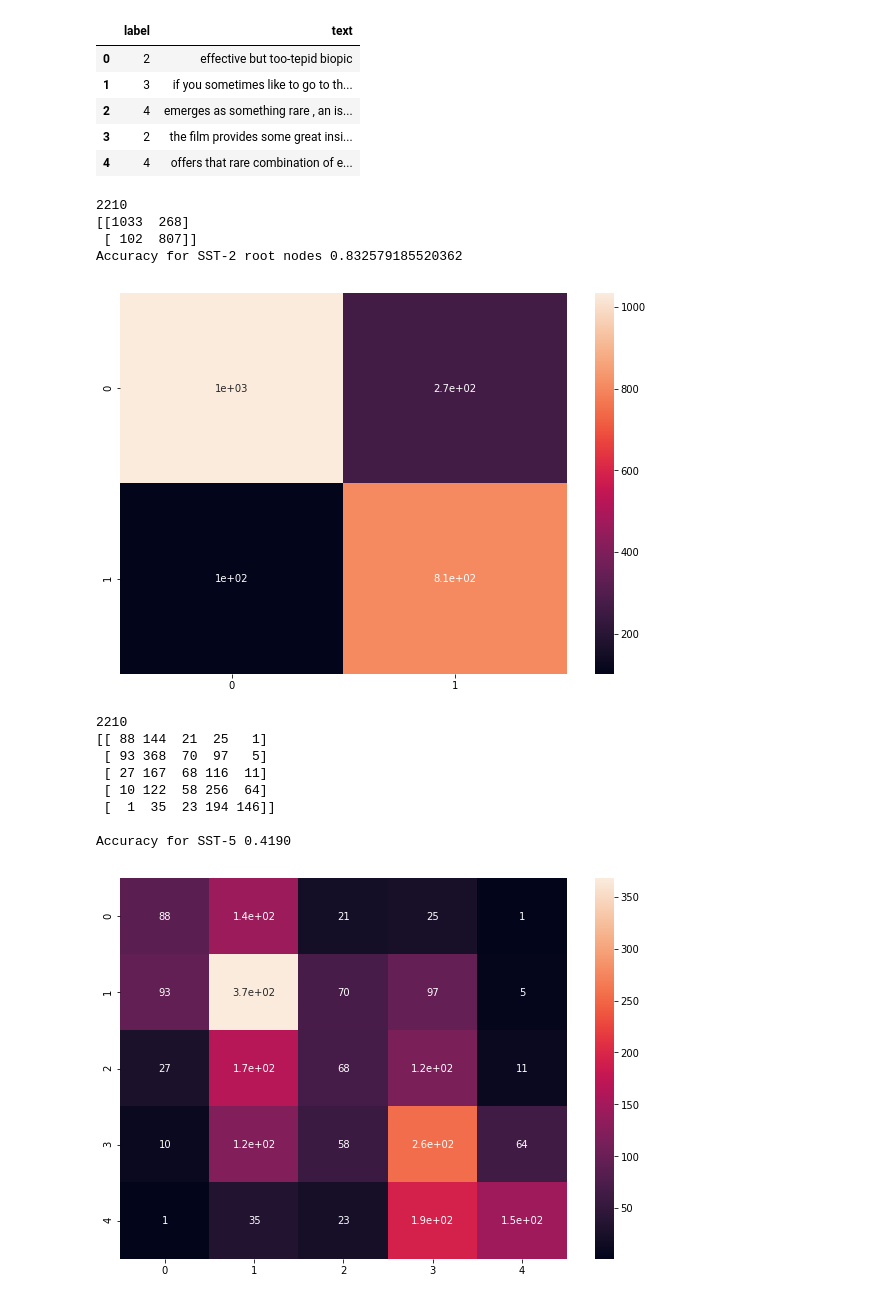
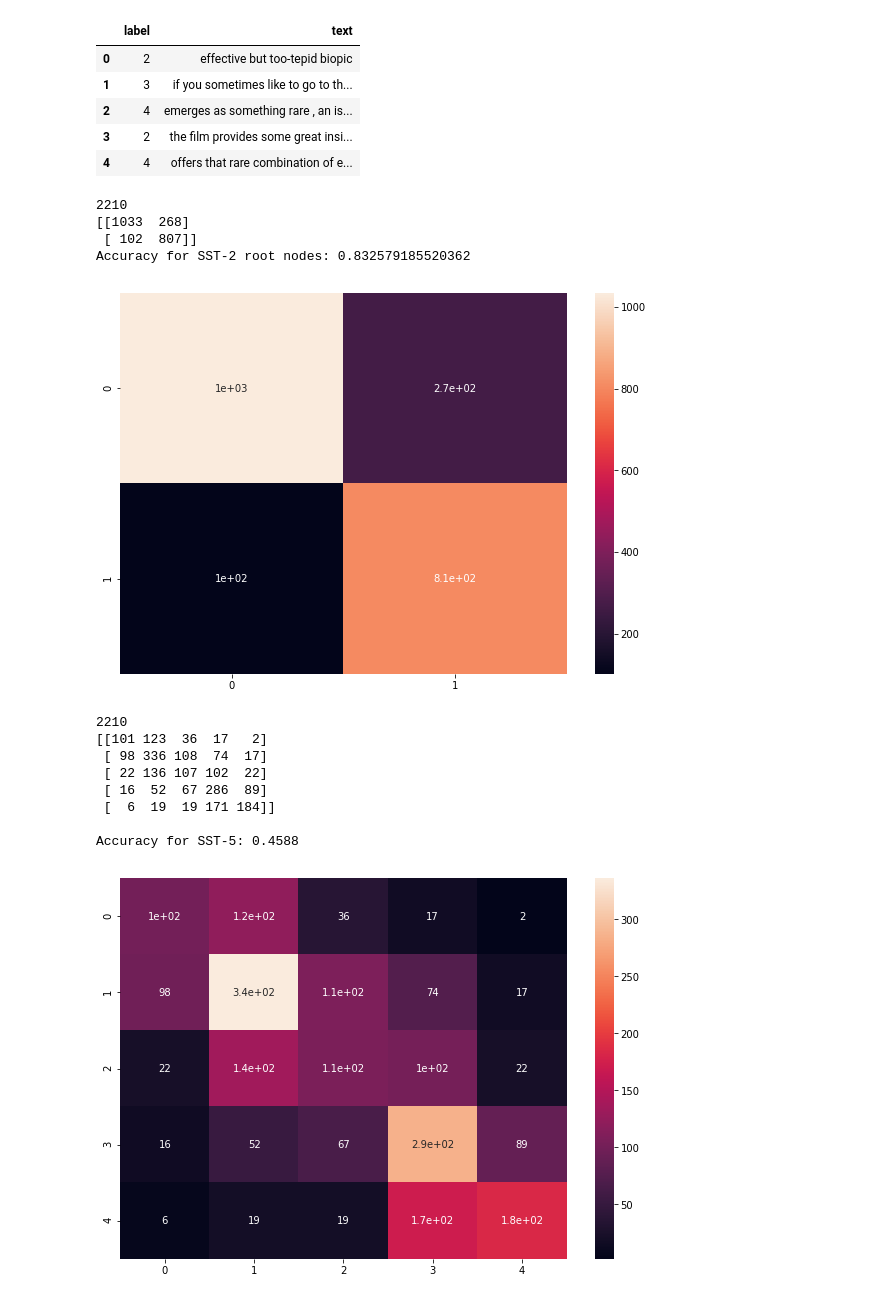
Before and after one commit to angelbeshirov/sent-analysis, a Jupyter notebook: BERT/Bert.ipynb, the cells around one changed output. Saved outputs shown, nothing was run; the diff lists cells and outputs as text; code cells hidden in the pictures.

```diff
--- a/BERT/Bert.ipynb
+++ b/BERT/Bert.ipynb
@@ -90,49 +90,49 @@ print(cm)
 plt.figure(figsize = (10,7))
 sn.heatmap(df_cm, annot=True)
 
-print("Accuracy for SST-2 root nodes", metrics.accuracy_score(binary_labels, df_results[0]))
+print("Accuracy for SST-2 root nodes:", metrics.accuracy_score(binary_labels, df_results[0]))
 # %% [output]
 2210
 [[1033  268]
  [ 102  807]]
-Accuracy for SST-2 root nodes 0.832579185520362
+Accuracy for SST-2 root nodes: 0.832579185520362
 [figure]
 # %%
-path_to_binary_result = "bert_output_fine_grained/test_results.tsv"
+path_to_binary_result = "bert_fine_grained/small_bert/test_results.tsv"
 
 label_results=[]
 pd.DataFrame()
 
 with open(path_to_binary_result) as file:
     result = csv.reader(file, delimiter="\t")
     for row in result:
         data =[float(i) for i in row]
         label_results.append(np.argmax(data))
 
 print(len(label_results))
 df_results=pd.DataFrame()
 df_results=pd.DataFrame(label_results)
 df_results[0]
 
 for i in range(0, len(fg_labels)):
      fg_labels[i] = int(fg_labels[i])
 
 cm = confusion_matrix(fg_labels, df_results[0])
 df_cm = pd.DataFrame(cm, index = [i for i in "01234"],
                   columns = [i for i in "01234"])
 print(cm)
 plt.figure(figsize = (10,7))
 sn.heatmap(df_cm, annot=True)
 
 print()
-print("Accuracy for SST-5 %.4f" % metrics.accuracy_score(fg_labels, df_results[0]))
+print("Accuracy for SST-5: %.4f" % metrics.accuracy_score(fg_labels, df_results[0]))
 # %% [output]
 2210
-[[ 88 144  21  25   1]
- [ 93 368  70  97   5]
- [ 27 167  68 116  11]
- [ 10 122  58 256  64]
- [  1  35  23 194 146]]
+[[101 123  36  17   2]
+ [ 98 336 108  74  17]
+ [ 22 136 107 102  22]
+ [ 16  52  67 286  89]
+ [  6  19  19 171 184]]
 
-Accuracy for SST-5 0.4190
+Accuracy for SST-5: 0.4588
-[figure, old version]
+[figure, new version]
```
Also changed, not shown: 20 other files.
